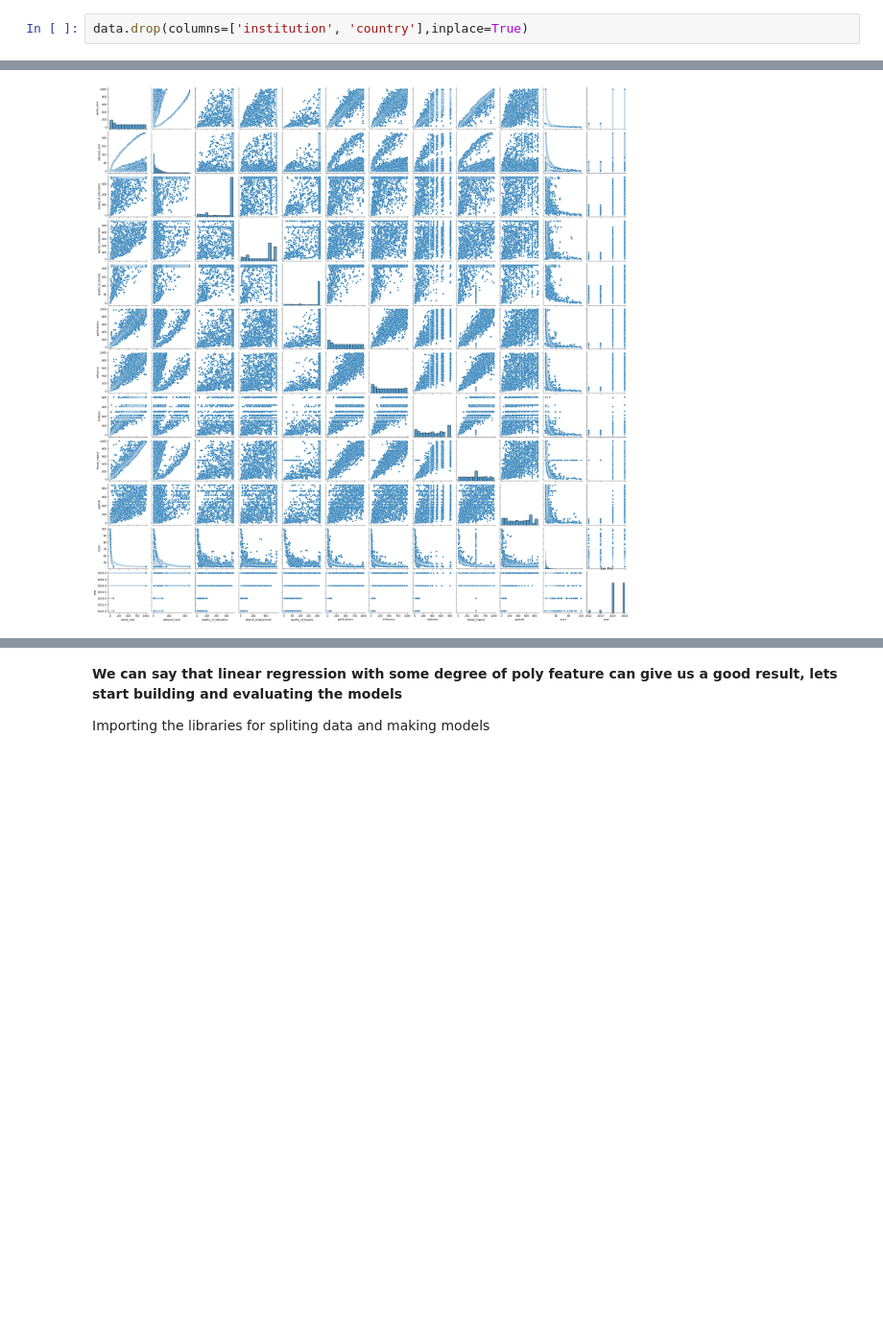
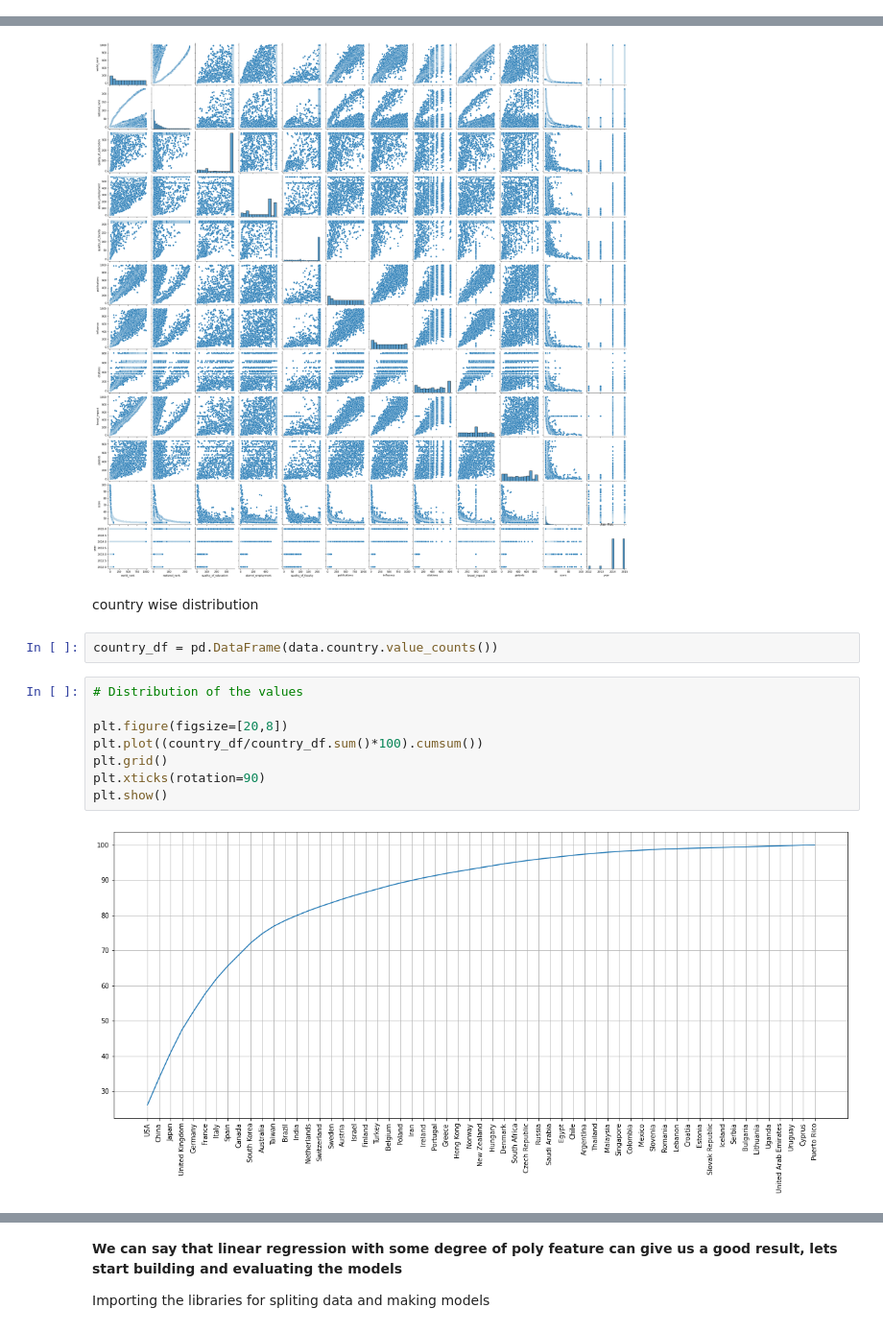
Before and after one commit to NikhilSalvi12/university-world-rank, a Jupyter notebook: World ranking of universities.ipynb, the cells around one changed output, grey strips where cells are left out. Shown at 96% size. Cells and saved outputs as stored; diff of their text form; blank space fills up the shorter version.

```diff
--- a/World ranking of universities.ipynb
+++ b/World ranking of universities.ipynb
@@ -162,8 +166,6 @@ patents                 0
 score                   0
 year                    0
 dtype: int64
-# %%
-data.drop(columns=['institution', 'country'],inplace=True)
 # %%
 data.head()
 # %% [output]
@@ -195,3 +201,17 @@ plt.title("Pair Plot")
 plt.show()
 # %% [output]
 [figure]
+# %% [markdown]
+country wise distribution
+# %%
+country_df = pd.DataFrame(data.country.value_counts())
+# %%
+# Distribution of the values
+
+plt.figure(figsize=[20,8])
+plt.plot((country_df/country_df.sum()*100).cumsum())
+plt.grid()
+plt.xticks(rotation=90)
+plt.show()
+# %% [output]
+[figure, added]
```
Also changed, not shown: parts of 28 cells of this notebook.
